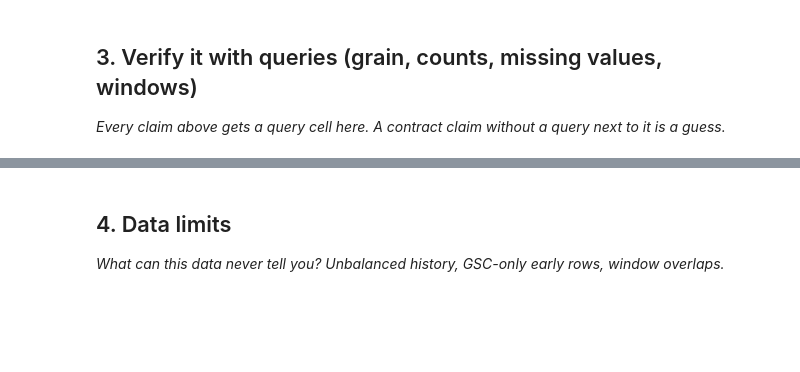
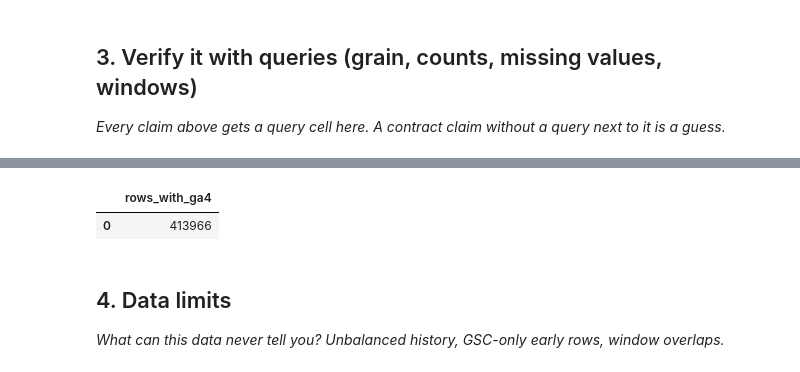
Before and after one commit to lucy96039/flyrank-ml-internship, a Jupyter notebook: work/notebooks/w03_data_contract.ipynb, the cells around one changed output, grey strips where cells are left out. Cells and saved outputs as stored; diff of their text form; code cells hidden in the pictures; blank space fills up the shorter version.

```diff
--- a/work/notebooks/w03_data_contract.ipynb
+++ b/work/notebooks/w03_data_contract.ipynb
@@ -30,3 +126,17 @@ This skeleton is yours to fill. Work the sections **in order** — each one has
+# %%
+# Query 3 (Availability)
+con.sql(f"""
+SELECT
+COUNT(*) AS rows_with_ga4
+FROM {TABLES['fact_daily']}
+WHERE
+YEAR(report_date)=2026
+AND MONTH(report_date)=3
+AND ga4_data_available IS TRUE
+""").df()
+# %% [output]
+|  | rows_with_ga4 |
+| 0 | 413966 |
 # %% [markdown]
 ## 4. Data limits
 
```
Also changed, not shown: parts of 9 cells of this notebook.
